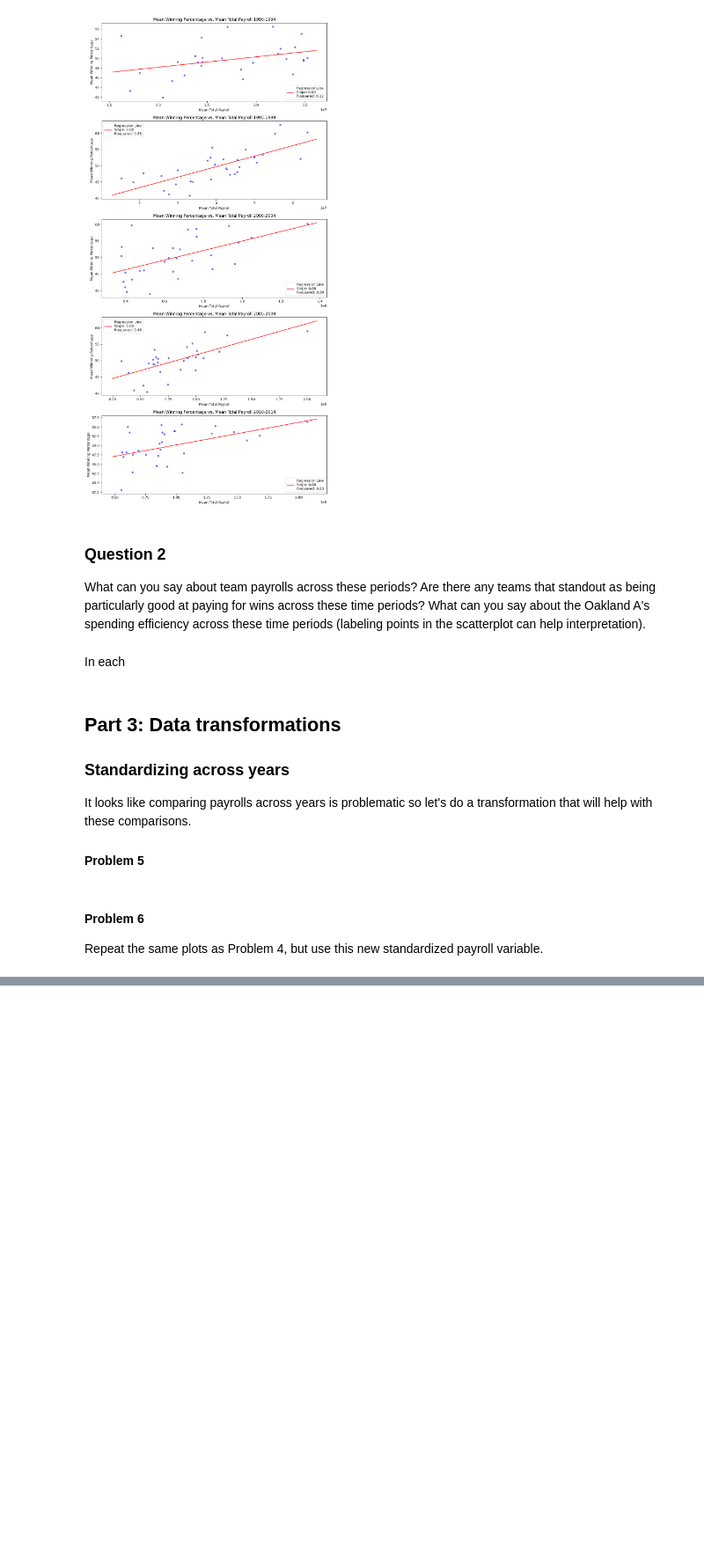
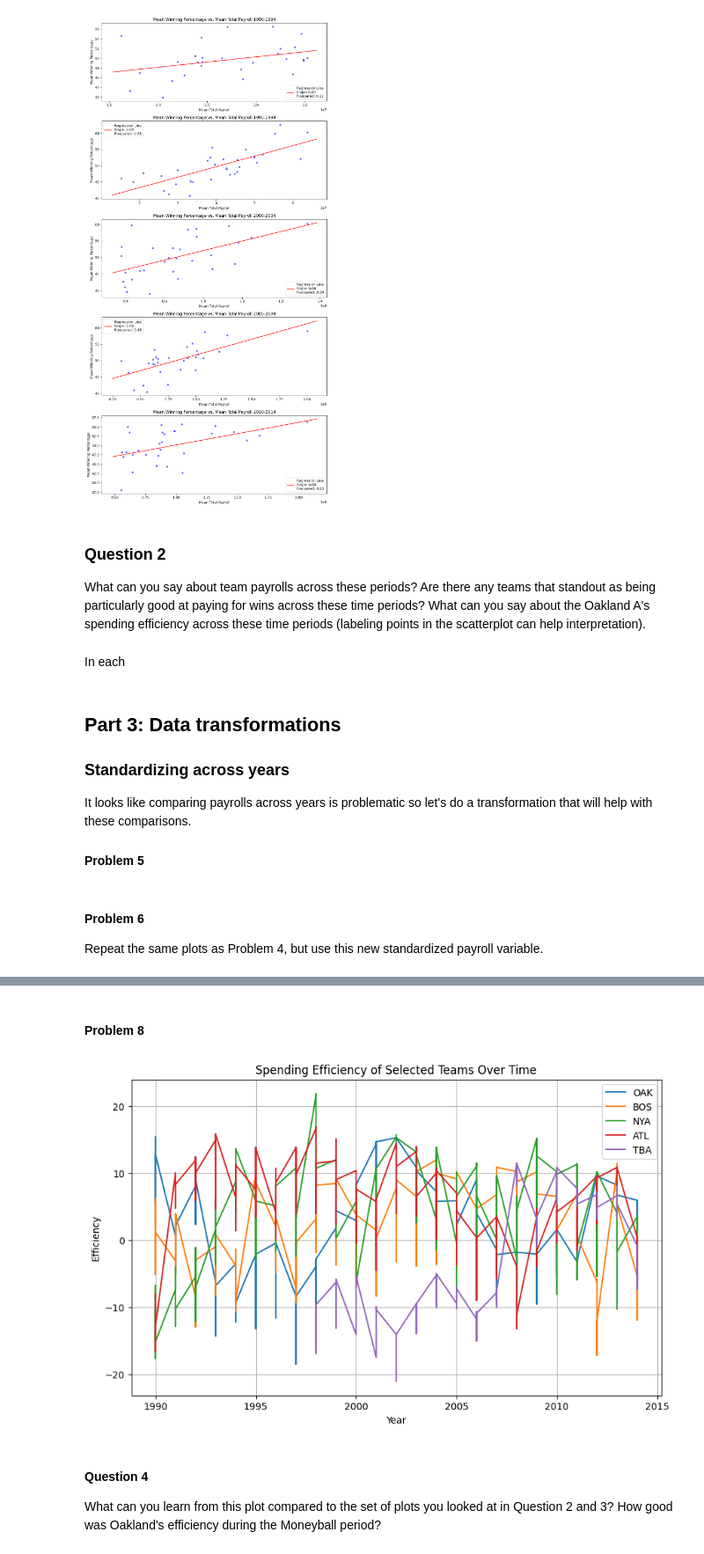
Before and after one commit to diegolopez2002/proj2, a Jupyter notebook: proj2.ipynb, the cells around one changed output, grey strips where cells are left out. Shown at 88% size. Drawn from its saved outputs; the diff is of its cells as text; code cells hidden in the pictures; blank space fills up the shorter version.

```diff
--- a/proj2.ipynb
+++ b/proj2.ipynb
@@ -345,0 +489,58 @@ Repeat the same plots as Problem 4, but use this new standardized payroll variab
+# %% [markdown]
+#### Problem 8
+# %%
+conn = sqlite3.connect("lahman2014.sqlite")
+teams_of_interest = ['OAK', 'BOS', 'NYA', 'ATL', 'TBA']
+start_year = 1990
+end_year = 2014
+
+
+query = f"""
+SELECT
+    t.teamID,
+    t.yearID,
+    CASE
+        WHEN t.G = 0 THEN NULL
+        ELSE (t.W * 1.0 / t.G) * 100.0
+    END AS win_percentage,
+    s.salary AS total_payroll
+FROM
+    Teams t
+LEFT JOIN Salaries s ON t.teamID = s.teamID AND t.yearID = s.yearID
+WHERE
+    t.yearID BETWEEN {start_year} AND {end_year};
+"""
+
+data = pd.read_sql(query, conn)
+def expected_win_percentage(row):
+    year = row['yearID']
+    standardized_payroll = (row['total_payroll'] - mean_payroll_by_year[year]) / std_payroll_by_year[year]
+    return 50 + 2.5 * standardized_payroll
+
+mean_payroll_by_year = data.groupby('yearID')['total_payroll'].mean()
+std_payroll_by_year = data.groupby('yearID')['total_payroll'].std()
+data['expected_win_percentage'] = data.apply(expected_win_percentage, axis=1)
+
+data['efficiency'] = data['win_percentage'] - data['expected_win_percentage']
+
+filtered_data = data[data['teamID'].isin(teams_of_interest)]
+
+plt.figure(figsize=(10, 6))
+for team in teams_of_interest:
+    team_data = filtered_data[filtered_data['teamID'] == team]
+    plt.plot(team_data['yearID'], team_data['efficiency'], label=team)
+
+plt.xlabel('Year')
+plt.ylabel('Efficiency')
+plt.title('Spending Efficiency of Selected Teams Over Time')
+plt.legend()
+plt.grid(True)
+plt.show()
+
+conn.close()
+# %% [output]
+[figure, added]
+# %% [markdown]
+#### Question 4
+
+What can you learn from this plot compared to the set of plots you looked at in Question 2 and 3? How good was Oakland's efficiency during the Moneyball period?
```
Also changed, not shown: parts of 6 cells of this notebook.
